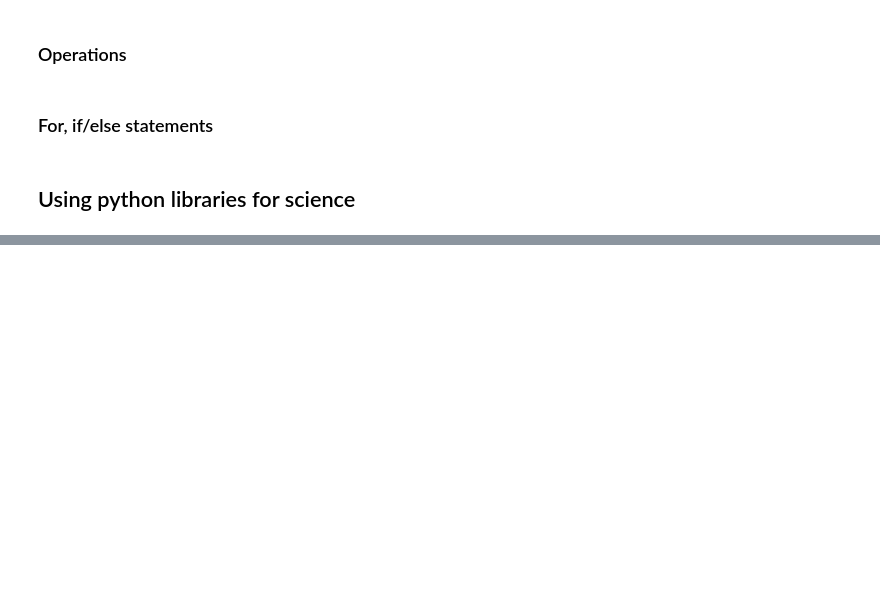
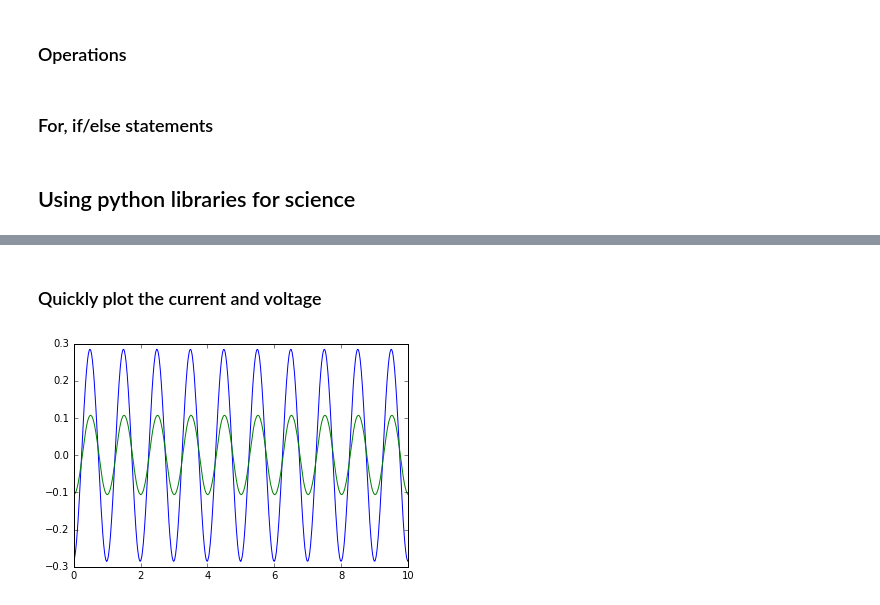
Before and after one commit to mdmurbach/ECSatUW-python-tutorial, a Jupyter notebook: ECS@UW - Python Tutorial.ipynb, the cells around one changed output, grey strips where cells are left out. Saved outputs shown, nothing was run; the diff lists cells and outputs as text; code cells hidden in the pictures; blank space fills up the shorter version.

```diff
--- a/ECS@UW - Python Tutorial.ipynb
+++ b/ECS@UW - Python Tutorial.ipynb
@@ -31,0 +40,12 @@
+# %%
+# import the pandas package
+import pandas as pd
+
+# read in the data from our file
+data = pd.read_csv('./time-data(833).txt')
+
+# assign names to each of the columns for easy reference
+data.columns = ['time(s)', 'current(A)', 'potential(V)', 'frequency(Hz)', 'amplitude(A)']
+
+# print out the first 5 rows of our data
+data.head()
@@ -31,0 +59,16 @@
+# %% [markdown]
+### Quickly plot the current and voltage
+# %%
+# import the matplotlib package
+import matplotlib.pyplot as plt
+
+# magic function to place the output figures directly in the notebook
+%matplotlib inline
+
+# plot the current and voltage vs time
+plt.plot(data['time(s)'], data['current(A)'])
+plt.plot(data['time(s)'], data['potential(V)'])
+
+plt.show()
+# %% [output]
+[figure, added]
```
Also changed, not shown: parts of 12 cells of this notebook, 2 other files.
